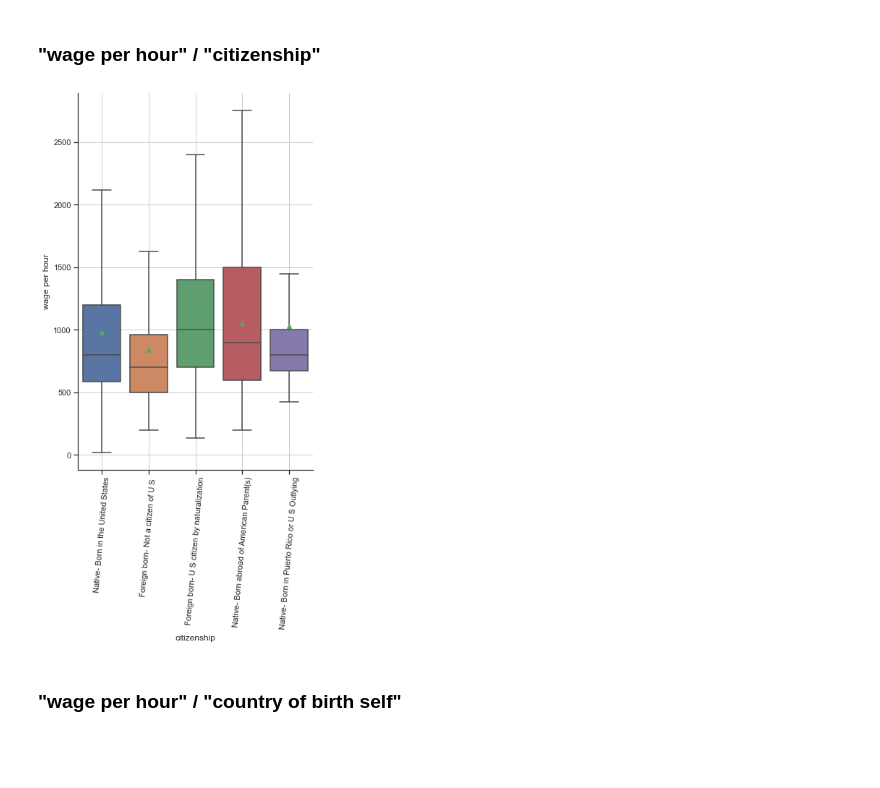
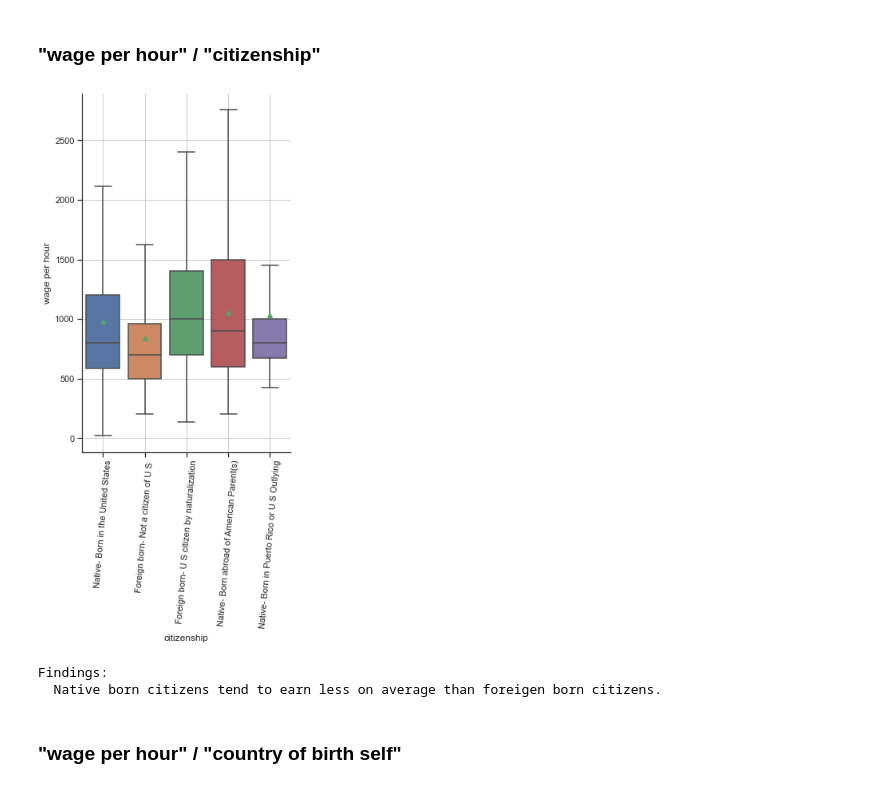
Before and after one commit to ThomasBrue/first-assignment-data-science, a Jupyter notebook: censusIncome.ipynb, the cells around one changed output. Saved outputs shown, nothing was run; the diff lists cells and outputs as text; code cells hidden in the pictures; blank space fills up the shorter version.

```diff
--- a/censusIncome.ipynb
+++ b/censusIncome.ipynb
@@ -20,8 +20,7 @@ import seaborn as sns
 
 # my imports
 import matplotlib.pyplot as plt
-sns.set_theme(style="ticks", color_codes=True)
-
+# sns.set_theme(style="ticks", color_codes=True)
 import random
 
 %matplotlib inline
@@ -263,5 +265,5 @@ g.set(yticks=myYTickInterval)
 # %%
-plt.rcParams["figure.figsize"] = [5, 5]
+plt.rcParams["figure.figsize"] = [2, 4]
 plt.rcParams["figure.autolayout"] = True
 
 bar_plot = sns.barplot(x='sex', y='wage per hour', data=raw_data)
@@ -291,15 +295,17 @@ g.set(yticks=myYTickInterval)
 # %% [markdown]
 ### "wage per hour" / "citizenship"
 # %%
-bar_plot = sns.catplot(x="citizenship", y="wage per hour", kind="box", data=raw_data, aspect=0.8, height=8, showfliers = False, showmeans=True)
+bar_plot = sns.catplot(x="citizenship", y="wage per hour", kind="box", data=raw_data, aspect=0.8, height=7, showfliers = False, showmeans=True)
 plt.xticks(rotation=85)
 plt.grid()
 plt.show()
 
-# Findings:
-# "Native born citizens" tend to earn less on average than "foreigen born citizens".
+print("Findings:")
+print("  Native born citizens tend to earn less on average than foreigen born citizens.")
 # %% [output]
-[figure, old version]
+[figure, new version]
+Findings:
+  Native born citizens tend to earn less on average than foreigen born citizens.
 # %% [markdown]
 ### "wage per hour" / "country of birth self"
 # %%
```
Also changed, not shown: parts of 30 cells of this notebook.
